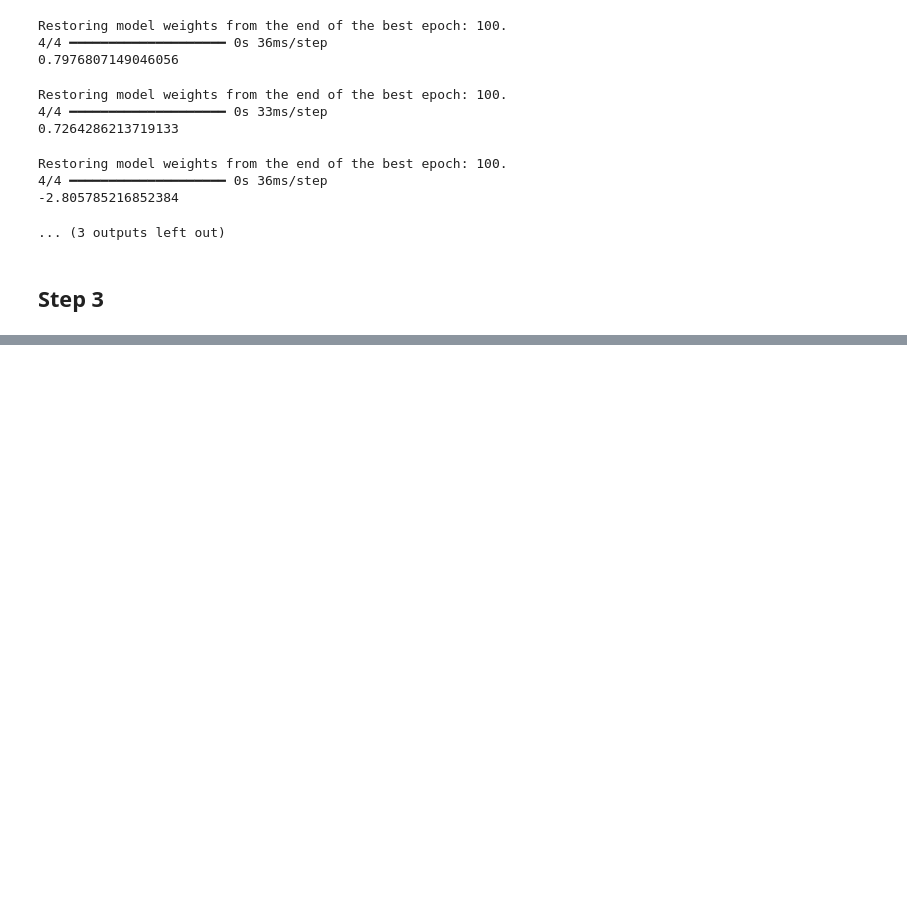
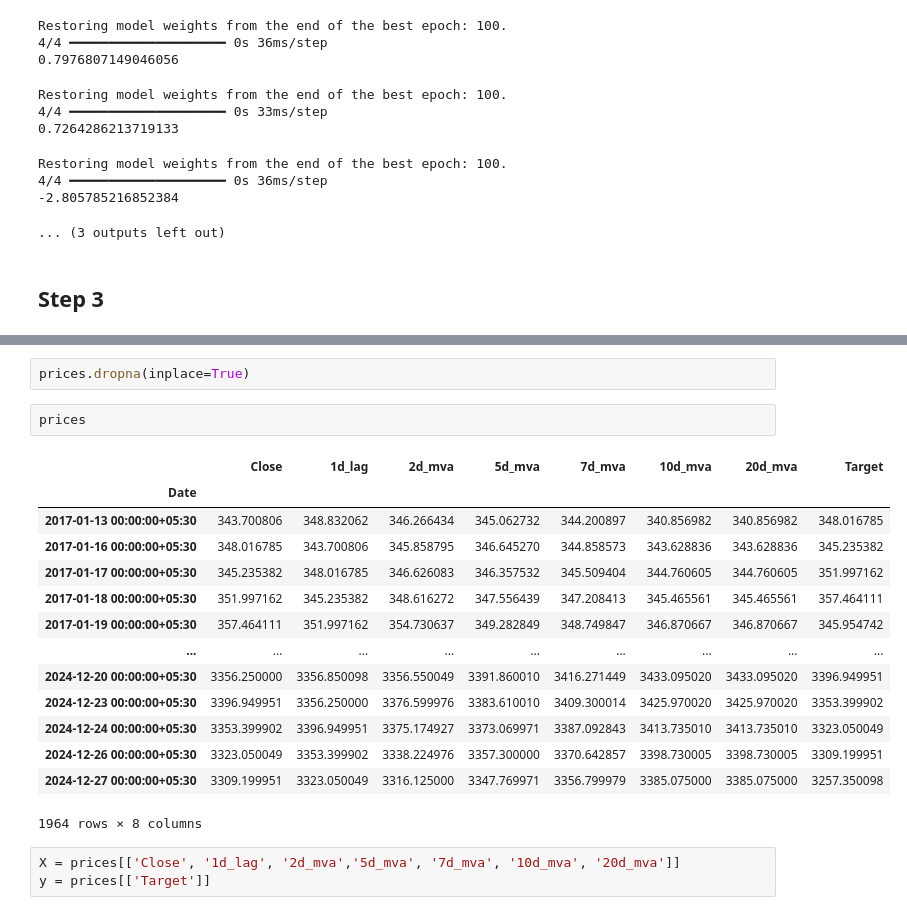
Before and after one commit to 3v-mb/Mini-projects-in-Financial-Engineering, a Jupyter notebook: Titan Stock Analysis.ipynb, the cells around one changed output, grey strips where cells are left out. Cells and saved outputs as stored; diff of their text form; blank space fills up the shorter version.

```diff
--- a/Titan Stock Analysis.ipynb
+++ b/Titan Stock Analysis.ipynb
@@ -857,0 +891,22 @@ Restoring model weights from the end of the best epoch: 100.
+# %%
+prices.dropna(inplace=True)
+# %%
+prices
+# %% [output]
+|  | Close | 1d_lag | 2d_mva | 5d_mva | 7d_mva | 10d_mva | 20d_mva | Target |
+| Date |  |  |  |  |  |  |  |  |
+| 2017-01-13 00:00:00+05:30 | 343.700806 | 348.832062 | 346.266434 | 345.062732 | 344.200897 | 340.856982 | 340.856982 | 348.016785 |
+| 2017-01-16 00:00:00+05:30 | 348.016785 | 343.700806 | 345.858795 | 346.645270 | 344.858573 | 343.628836 | 343.628836 | 345.235382 |
+| 2017-01-17 00:00:00+05:30 | 345.235382 | 348.016785 | 346.626083 | 346.357532 | 345.509404 | 344.760605 | 344.760605 | 351.997162 |
+| 2017-01-18 00:00:00+05:30 | 351.997162 | 345.235382 | 348.616272 | 347.556439 | 347.208413 | 345.465561 | 345.465561 | 357.464111 |
+| 2017-01-19 00:00:00+05:30 | 357.464111 | 351.997162 | 354.730637 | 349.282849 | 348.749847 | 346.870667 | 346.870667 | 345.954742 |
+| ... | ... | ... | ... | ... | ... | ... | ... | ... |
+| 2024-12-20 00:00:00+05:30 | 3356.250000 | 3356.850098 | 3356.550049 | 3391.860010 | 3416.271449 | 3433.095020 | 3433.095020 | 3396.949951 |
+| 2024-12-23 00:00:00+05:30 | 3396.949951 | 3356.250000 | 3376.599976 | 3383.610010 | 3409.300014 | 3425.970020 | 3425.970020 | 3353.399902 |
+| 2024-12-24 00:00:00+05:30 | 3353.399902 | 3396.949951 | 3375.174927 | 3373.069971 | 3387.092843 | 3413.735010 | 3413.735010 | 3323.050049 |
+| 2024-12-26 00:00:00+05:30 | 3323.050049 | 3353.399902 | 3338.224976 | 3357.300000 | 3370.642857 | 3398.730005 | 3398.730005 | 3309.199951 |
+| 2024-12-27 00:00:00+05:30 | 3309.199951 | 3323.050049 | 3316.125000 | 3347.769971 | 3356.799979 | 3385.075000 | 3385.075000 | 3257.350098 |
+1964 rows × 8 columns
+# %%
+X = prices[['Close', '1d_lag', '2d_mva','5d_mva', '7d_mva', '10d_mva', '20d_mva']]
+y = prices[['Target']]
```
Also changed, not shown: parts of 27 cells of this notebook.
